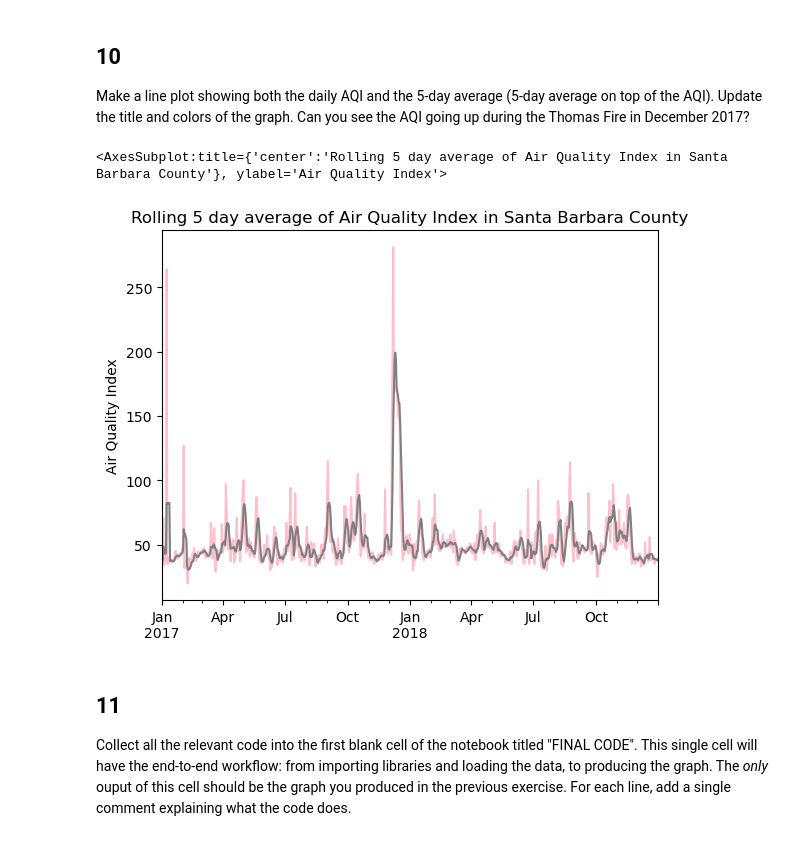
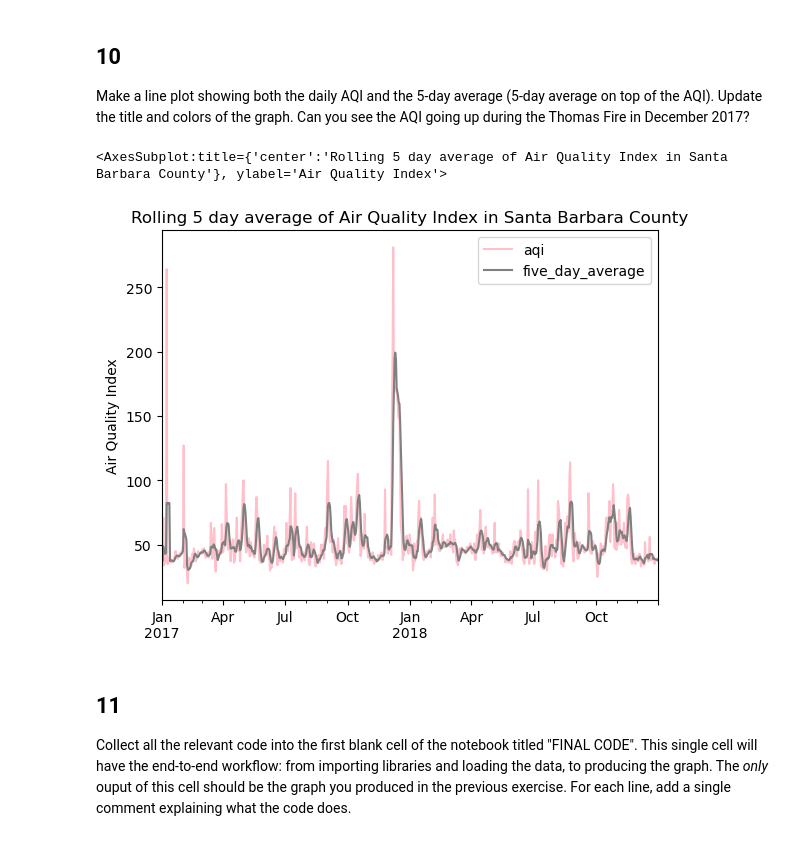
Before and after one commit to shmuir/eds220-hwk-2, a Jupyter notebook: hwk2-task2-aqi.ipynb, the cells around one changed output. Saved outputs shown, nothing was run; the diff lists cells and outputs as text; code cells hidden in the pictures.

```diff
--- a/hwk2-task2-aqi.ipynb
+++ b/hwk2-task2-aqi.ipynb
@@ -261,18 +273,18 @@ aqi_sb.head()
 ## 10
 Make a line plot showing both the daily AQI and the 5-day average (5-day average on top of the AQI). Update the title and colors of the graph. Can you see the AQI going up during the Thomas Fire in December 2017?
 # %%
+# plot the raw aqi and the rolling 5 day means
 aqi_sb.plot(y = ['aqi', 'five_day_average'],
-           kind = 'line',
-           ylabel = 'Air Quality Index',
+           kind = 'line', # line plot
+           ylabel = 'Air Quality Index', # update label
             xlabel = '',
-            legend = None,
-            color = ['pink', 'grey'],
-           title = 'Rolling 5 day average of Air Quality Index in Santa Barbara County')
+            color = ['pink', 'grey'], # update colors
+           title = 'Rolling 5 day average of Air Quality Index in Santa Barbara County') # add title
 
 # we can see a big spike in AQI during the Thomas fire in 2017
 # %% [output]
 <AxesSubplot:title={'center':'Rolling 5 day average of Air Quality Index in Santa Barbara County'}, ylabel='Air Quality Index'>
-[figure, old version]
+[figure, new version]
 # %% [markdown]
 ## 11
 
```
Also changed, not shown: parts of 10 cells of this notebook, 1 other file.
